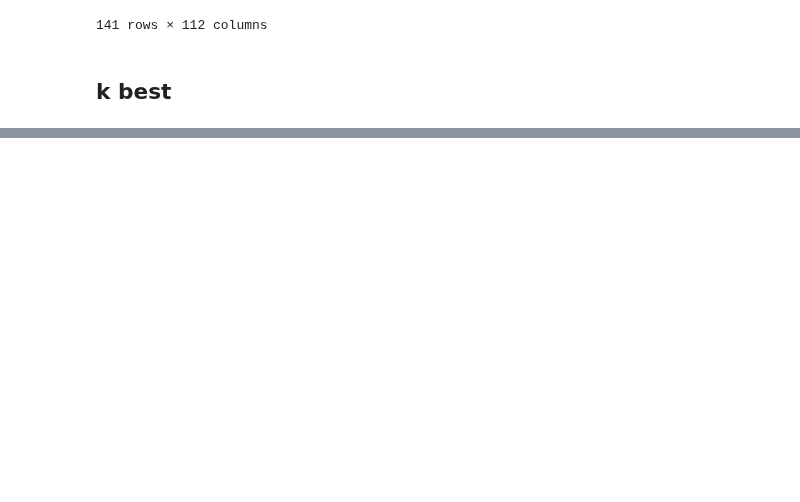
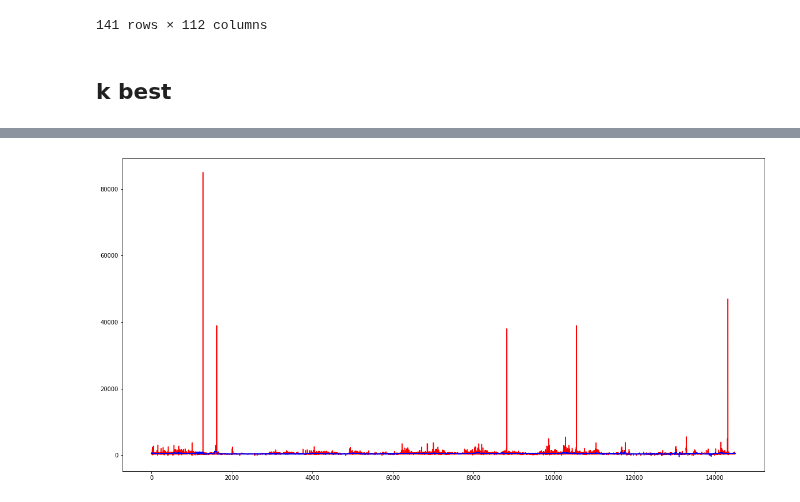
Before and after one commit to MAST30034-Applied-Data-Science/generic-real-estate-consulting-project-group-1-iron-data-man, a Jupyter notebook: notebooks/Modelling.ipynb, the cells around one changed output, grey strips where cells are left out. Saved outputs shown, nothing was run; the diff lists cells and outputs as text; code cells hidden in the pictures; blank space fills up the shorter version.

Commit message:
predict property rent

```diff
--- a/notebooks/Modelling.ipynb
+++ b/notebooks/Modelling.ipynb
@@ -1370,0 +1449,4 @@ display(acc_df.sort_values(by=['test_acc'],ascending=False))
+# %%
+train_df.drop(train_df.columns[[0, 1, 4, 12, 60, 107]], axis=1, inplace=True)
+# %%
+train_df.drop(train_df.iloc[:, 105:], axis=1, inplace=True)
@@ -1370,0 +1535,24 @@ display(acc_df.sort_values(by=['test_acc'],ascending=False))
+# %%
+quarter = 12
+year = 22
+predict_result_df_lasso = pd.DataFrame()
+predict_df = train_df.copy()
+train_x = train_df.copy()
+
+for i in range(12):
+    predict_df[predict_df.columns[104]] = predict_feature[predict_feature.columns[i]]
+    lasso = Lasso(max_iter=300000, alpha = 0.01)
+    lasso.fit(train_x, train_y['rent_weekly'])
+    pred = lasso.predict(predict_df)
+    predict_result_df_lasso[f'predict_{quarter}_{year}'] = pred
+    train_y['rent_weekly'] = pred
+    train_x[train_x.columns[104]] = predict_feature[predict_feature.columns[i]]
+    print(i)
+
+    if quarter == 12:
+        quarter = 3
+        year += 1
+    else:
+        quarter += 3
+
+predict_result_df_lasso.to_csv('../data/curated/lasso_result.csv')
@@ -1370,0 +1561,7 @@ display(acc_df.sort_values(by=['test_acc'],ascending=False))
+# %%
+ridge = Ridge(alpha=50)
+ridge.fit(train_df, train_y['rent_weekly'])
+pred = ridge.predict(predict_df)
+print("The score is: ", ridge.score(train_df, train_y['rent_weekly']))
+train_y['predict_Dec_21'] = pred
+train_y
@@ -1370,0 +1583,7 @@ display(acc_df.sort_values(by=['test_acc'],ascending=False))
+# %%
+plt.figure(figsize=(20,10))
+plt.plot(train_y.index.to_list(), train_y['rent_weekly'], color='r')
+plt.plot(train_y.index, train_y['predict_Dec_21'], color='b')
+plt.show()
+# %% [output]
+[figure, added]
```
Also changed, not shown: parts of 25 cells of this notebook.
